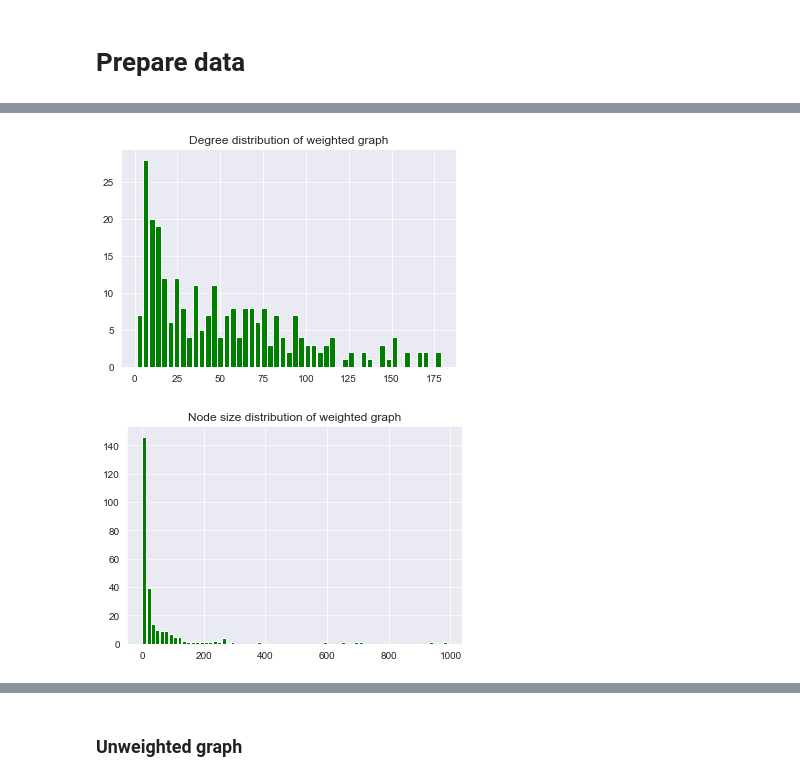
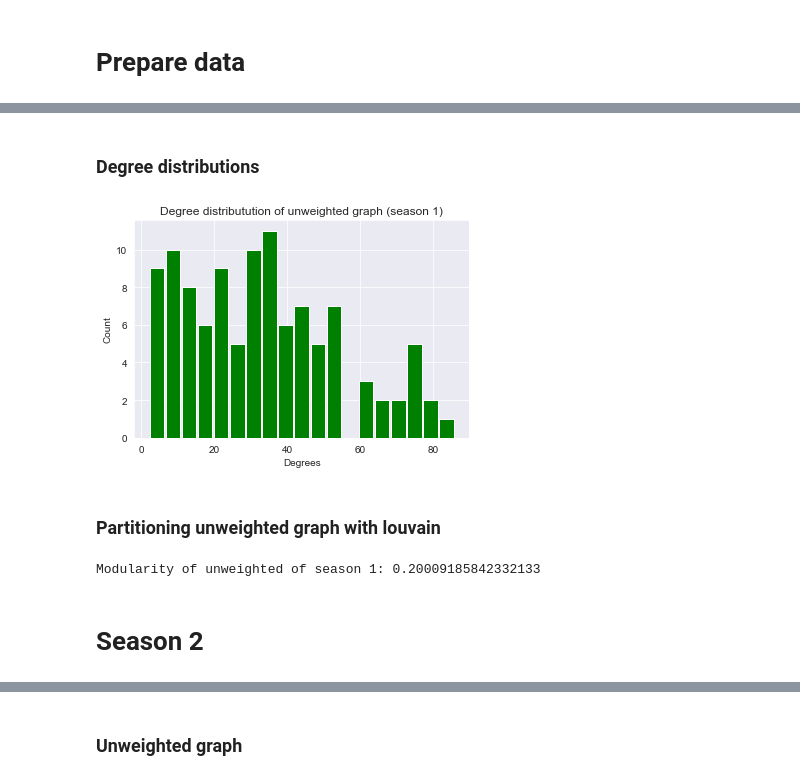
Before and after one commit to s183898/SocialScienceFinalProject, a Jupyter notebook: NetWorkMethods.ipynb, the cells around one changed output, grey strips where cells are left out. Saved outputs shown, nothing was run; the diff lists cells and outputs as text; code cells hidden in the pictures.

```diff
--- a/NetWorkMethods.ipynb
+++ b/NetWorkMethods.ipynb
@@ -452 +469,34 @@ See the caveats in the documentation: https://pandas.pydata.org/pandas-docs/stab
+# %% [markdown]
+### Degree distributions
+# %%
+# Plot degree distribution of graph before cutoff
+degreedist1 = [d for _,d in G.degree()]
+Plot(degreedist1, "Degree distributution of unweighted graph (season 1)", "green", 20, "GraphPlots/" + "season1" + "degreedit.png", "Degrees", "Count", save = True)
+# %% [output]
+[figure, added]
+# %% [markdown]
+### Partitioning unweighted graph with louvain
+# %%
+# Louvain method
+LouvainCommunities = community_louvain.best_partition(G)
+
+# Add attribute to graph
+nx.set_node_attributes(G, LouvainCommunities, 'group')
+nx.write_gpickle(G, "Graphs/Gseason1unweight.gpickle")
+
+# Visualise graph
+#GraphVisu1, _ = nw.visualize(G)
+
+# store graph visualisations in pickle
+with open('GraphPlots/Season1.pickle', 'wb') as handle:
+    pickle.dump(GraphVisu1, handle, protocol=pickle.HIGHEST_PROTOCOL)
+
+# Compute modularity of louvain partition
+p = np.unique([i for i in LouvainCommunities.values()])
+partitioning = ['group', p]
+print("Modularity of unweighted of " +  "season 1: " +  str(GraphModularity(G,partitioning)))
+# %% [output]
+Modularity of unweighted of season 1: 0.20009185842332133
+# %% [markdown]
+# Season 2
 # %%
@@ -457,12 +508,0 @@ G_W, link_weight = WeightedGraph(data, Connections, NewCN)
-# %%
-# Degree distribution
-degreedist = [d for _,d in G_W.degree()]
-Plot(degreedist, "Degree distribution of weighted graph", "green", 50)
-# %% [output]
-[figure, removed]
-# %%
-# Size distribution
-sizedist = [val['size'] for val in dict(G_W.nodes.data()).values()]
-Plot(sizedist, "Node size distribution of weighted graph", "green", 70)
-# %% [output]
-[figure, removed]
```
Also changed, not shown: parts of 109 cells of this notebook, 47 other files.
